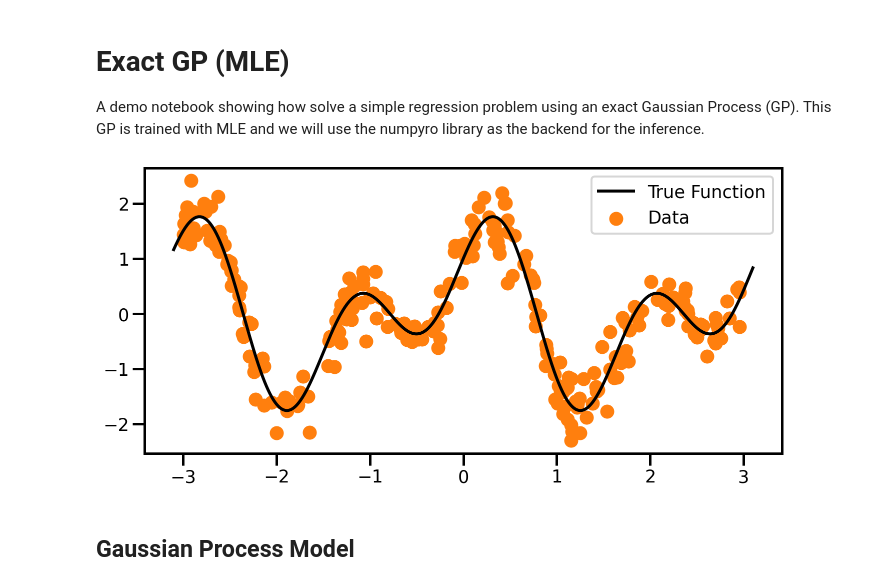
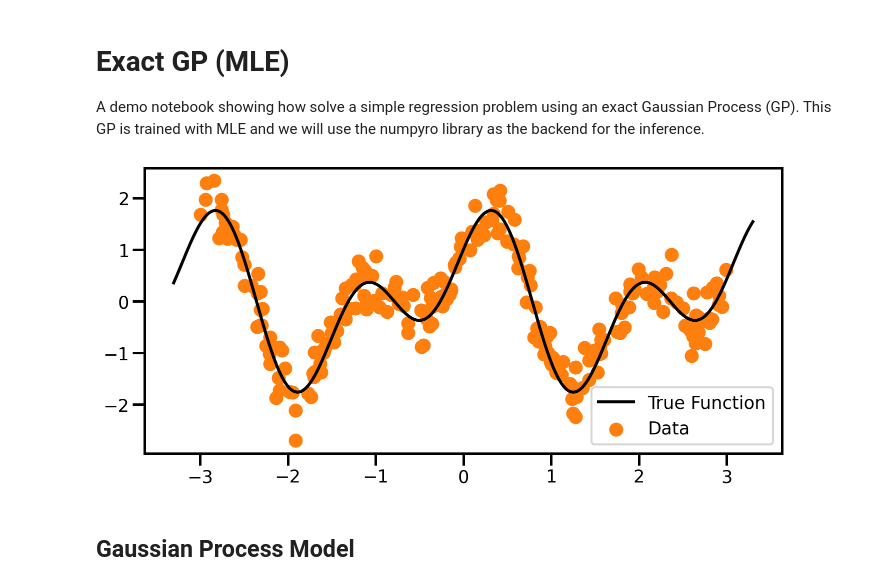
Before and after one commit to jejjohnson/gp_model_zoo, a Jupyter notebook: code/numpyro/notebooks/exact/exact_gp.ipynb, the cells around one changed output. Drawn from its saved outputs; the diff is of its cells as text; code cells hidden in the pictures.

```diff
--- a/code/numpyro/notebooks/exact/exact_gp.ipynb
+++ b/code/numpyro/notebooks/exact/exact_gp.ipynb
@@ -69,18 +72,18 @@ import loguru
 # %%
 from src.data import regression_complex, regression_simple
 
 Xtrain, ytrain, xtest, ytest = regression_simple(
-    n_train=250, n_test=1_000, noise=0.3, seed=123, buffer=0.1
+    n_train=250, n_test=1_000, noise=0.3, seed=123, buffer=0.3
 )
 
 fig, ax = plt.subplots(figsize=(10, 5))
 ax.scatter(Xtrain, ytrain, color="tab:orange", label="Data")
 ax.plot(xtest, ytest, color="black", label="True Function")
 ax.legend()
 plt.tight_layout()
 plt.show()
 # %% [output]
-[figure, old version]
+[figure, new version]
 # %% [markdown]
 ## Gaussian Process Model
 # %% [markdown]
```
Also changed, not shown: parts of 10 cells of this notebook, 11 other files.
